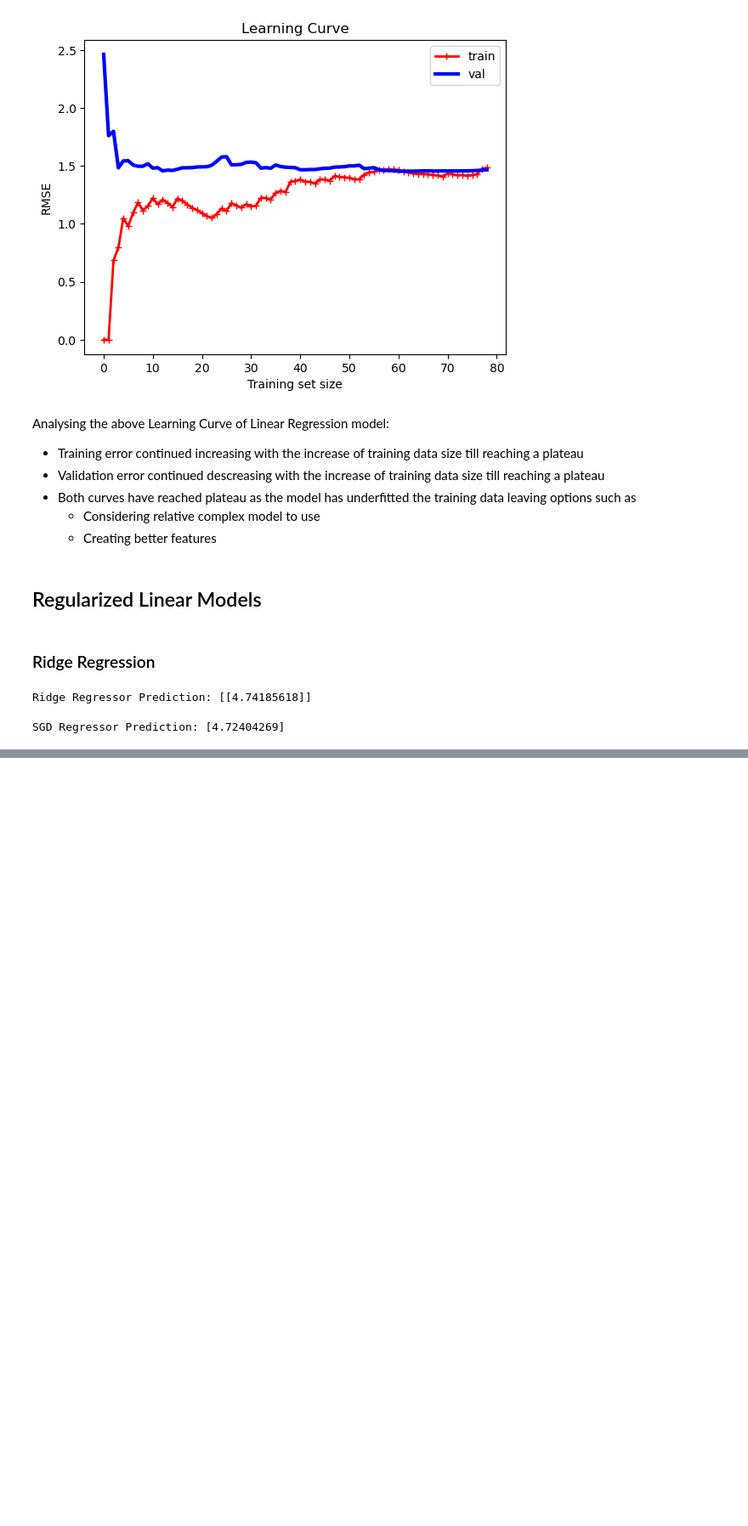
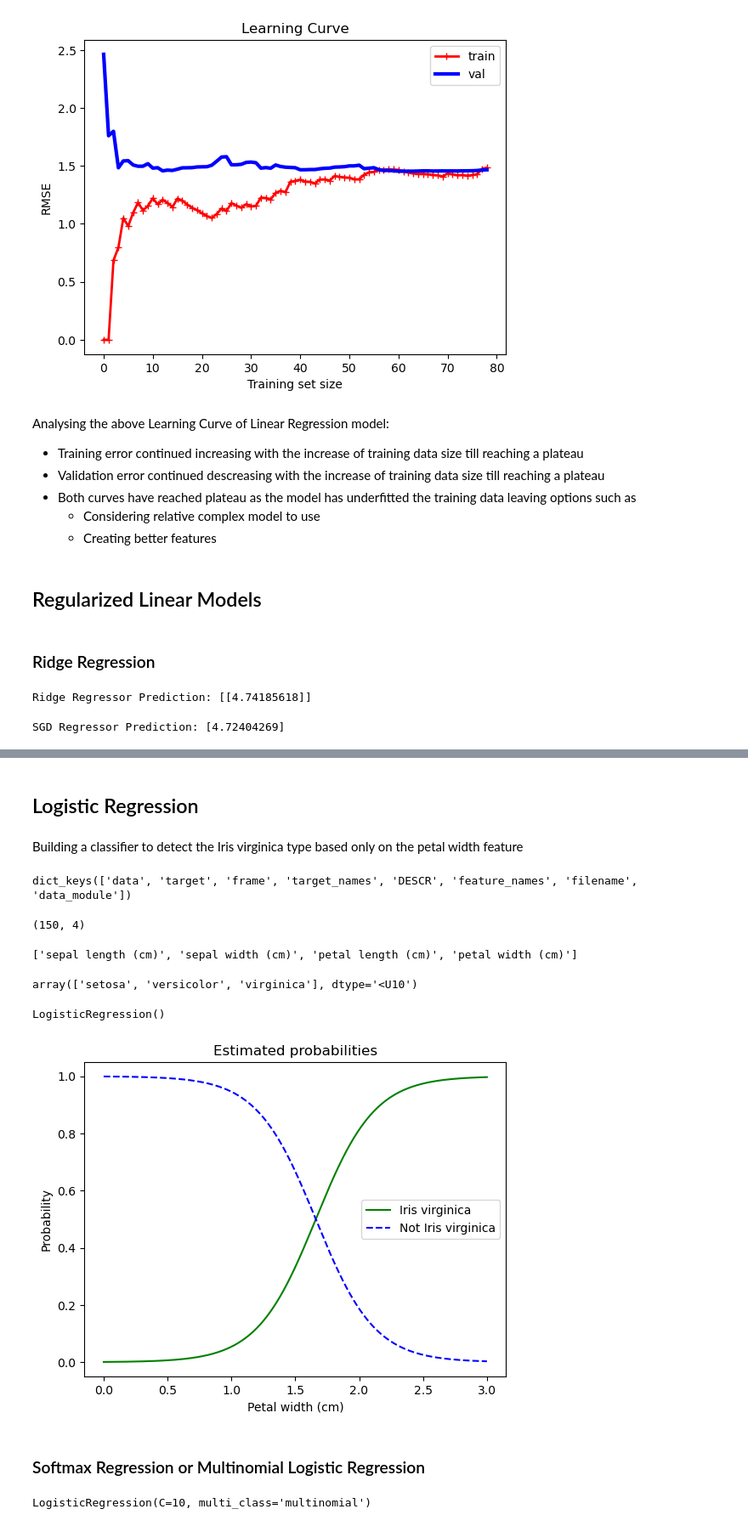
Before and after one commit to PradipKumarDas/Teaching, a Jupyter notebook: Machine_Learning_Course_18AI61/03_Training_Models.ipynb, the cells around one changed output, grey strips where cells are left out. Shown at 85% size. Drawn from its saved outputs; the diff is of its cells as text; code cells hidden in the pictures; blank space fills up the shorter version.

```diff
--- a/Machine_Learning_Course_18AI61/03_Training_Models.ipynb
+++ b/Machine_Learning_Course_18AI61/03_Training_Models.ipynb
@@ -293,0 +388,78 @@ SGD Regressor Prediction: [4.72404269]
+# %% [markdown]
+## Logistic Regression
+# %% [markdown]
+Building a classifier to detect the Iris virginica type based only on the petal width feature
+# %%
+# Loads Iris data
+iris = datasets.load_iris()
+
+# Checks the keys associated with dataset object
+print(iris.keys())
+# %% [output]
+dict_keys(['data', 'target', 'frame', 'target_names', 'DESCR', 'feature_names', 'filename', 'data_module'])
+# %%
+# Checks the shape of the data
+print(iris.data.shape)
+# %% [output]
+(150, 4)
+# %%
+# Checks for the features and their location in the array
+print(iris.feature_names)
+# %% [output]
+['sepal length (cm)', 'sepal width (cm)', 'petal length (cm)', 'petal width (cm)']
+# %%
+iris.target_names
+# %% [output]
+array(['setosa', 'versicolor', 'virginica'], dtype='<U10')
+# %%
+# Sets training set extracting only the petal width as feature
+X = iris["data"][:, 3:]
+
+# And, sets target with True if array element is 2
+# (as 2 is considered as label for virginica, else sets target as False
+y = iris["target"] == 2
+
+# Sets y as integer (0 for False and 1 for True)
+y = y.astype(int)
+# %%
+# Instantiates Logistic Regression model
+log_reg_model = LogisticRegression()
+log_reg_model.fit(X, y)
+# %% [output]
+LogisticRegression()
+# %%
+# Creates synthetic data to estimate probabilities
+# for flowers with petal widths varying from 0 cm to 3 cm
+X_new = np.linspace(0, 3, 1000).reshape(-1, 1)
+
+# Estimates probabilities for width of the flower to be of Virginica
+y_proba = log_reg_model.predict_proba(X_new)
+
+# Now, plots the probability estimation for Virgivica flower
+plt.plot(X_new, y_proba[:, 1], "g-", label="Iris virginica")
+
+# Optional, but plots probability estimation for Non-Virginica flower
+plt.plot(X_new, y_proba[:, 0], "b--", label="Not Iris virginica")
+
+plt.xlabel("Petal width (cm)")
+plt.ylabel("Probability")
+plt.legend()
+plt.title("Estimated probabilities")
+plt.show()
+# %% [output]
+[figure, added]
+# %% [markdown]
+### Softmax Regression or Multinomial Logistic Regression
+# %%
+# Sets training set extracting only petal length and width as feature
+X = iris["data"][:, (2,3)]
+
+y = iris["target"]    # Sets target
+
+# Initializes the model
+softmax_reg_model = LogisticRegression(multi_class="multinomial",solver="lbfgs", C=10)
+
+# Fits the model
+softmax_reg_model.fit(X, y)
+# %% [output]
+LogisticRegression(C=10, multi_class='multinomial')
```
Also changed, not shown: parts of 26 cells of this notebook.
